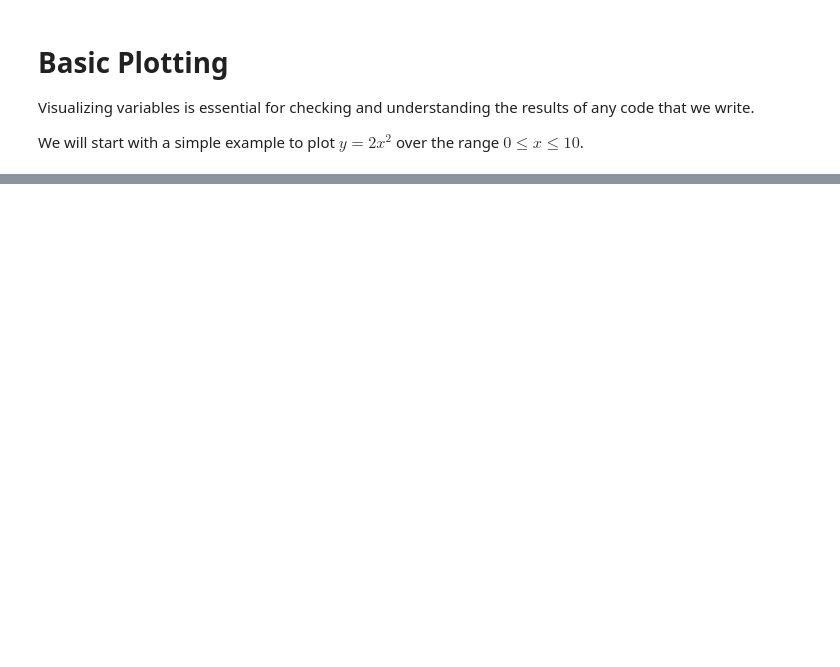
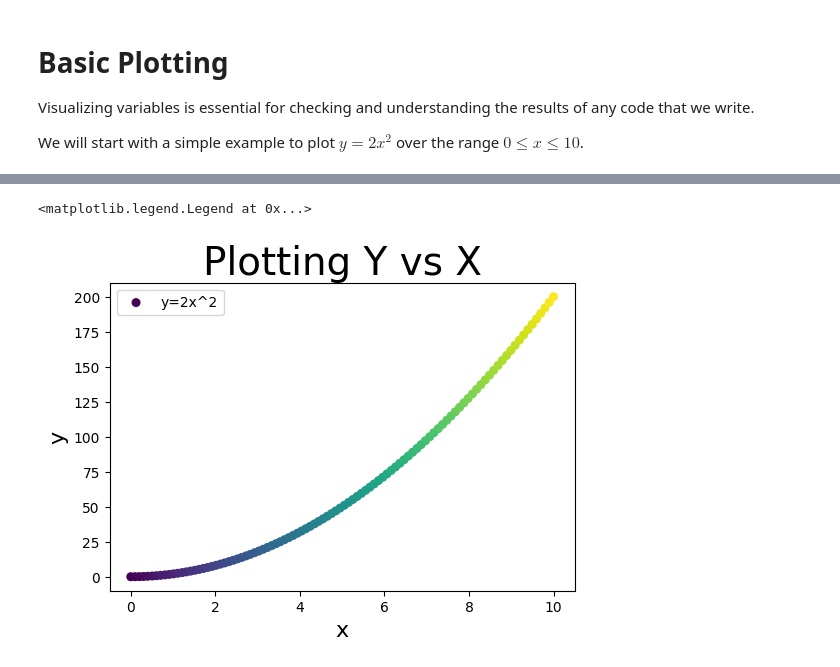
Before and after one commit to kobestenson/COMPPHYS, a Jupyter notebook: Kobe_Stenson_00_python_intro_student.ipynb, the cells around one changed output, grey strips where cells are left out. Cells and saved outputs as stored; diff of their text form; code cells hidden in the pictures; blank space fills up the shorter version.

```diff
--- a/Kobe_Stenson_00_python_intro_student.ipynb
+++ b/Kobe_Stenson_00_python_intro_student.ipynb
@@ -227,0 +263,14 @@ We will start with a simple example to plot $y = 2 x^2$ over the range $0 \le x
+# %%
+#plt.figure(figsize=(6,4))
+plt.subplot(1,2,2)
+# plot y vs x using plt.plot
+mycolor = np.arange(len(x))
+plt.scatter(x,y, c=mycolor,s=30,label="y=2x^2")
+cb = plt.colorbar(label)
+plt.xlabel("x", fontsize=16)
+plt.ylabel("y", fontsize=16)
+plt.title("Plotting Y vs X", fontsize=28)
+plt.legend()
+# %% [output]
+<matplotlib.legend.Legend at 0x...>
+[figure, added]
```
Also changed, not shown: parts of 4 cells of this notebook.
